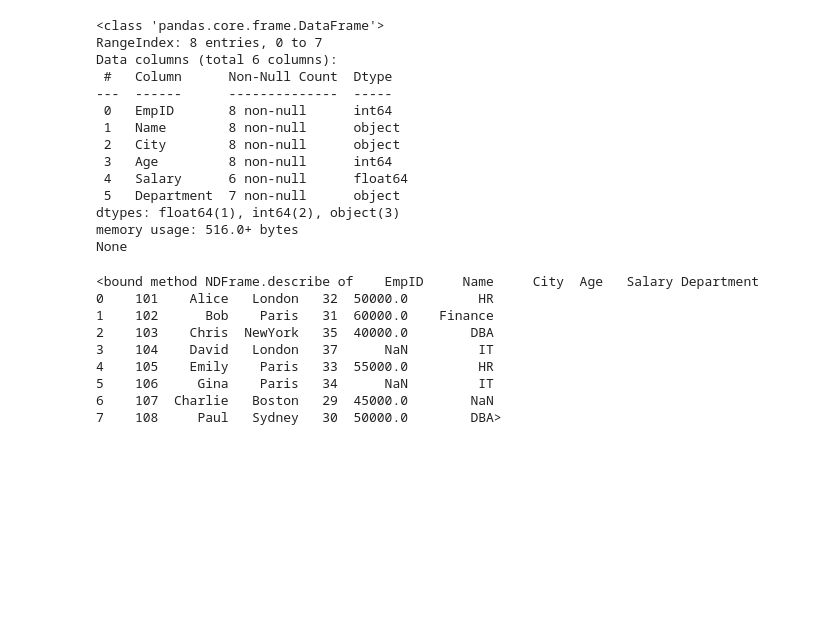
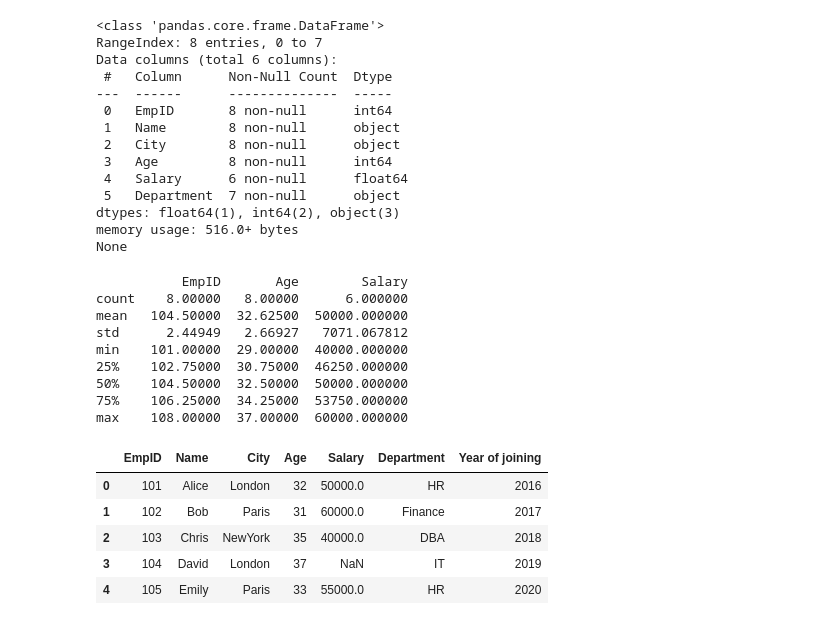
Before and after one commit to lilynt02-lgtm/Programming-Horizons, a Jupyter notebook: Employees_Programming.ipynb, the cells around one changed output. Saved outputs shown, nothing was run; the diff lists cells and outputs as text; code cells hidden in the pictures; blank space fills up the shorter version.

```diff
--- a/Employees_Programming.ipynb
+++ b/Employees_Programming.ipynb
@@ -53,14 +58,26 @@ memory usage: 516.0+ bytes
 None
 # %%
 #describe() : display statistical summerises
-print(df.describe)
+print(df.describe())
 # %% [output]
-<bound method NDFrame.describe of    EmpID     Name     City  Age   Salary Department
-0    101    Alice   London   32  50000.0         HR
-1    102      Bob    Paris   31  60000.0    Finance
-2    103    Chris  NewYork   35  40000.0        DBA
-3    104    David   London   37      NaN         IT
-4    105    Emily    Paris   33  55000.0         HR
-5    106     Gina    Paris   34      NaN         IT
-6    107  Charlie   Boston   29  45000.0        NaN
-7    108     Paul   Sydney   30  50000.0        DBA>
+           EmpID       Age        Salary
+count    8.00000   8.00000      6.000000
+mean   104.50000  32.62500  50000.000000
+std      2.44949   2.66927   7071.067812
+min    101.00000  29.00000  40000.000000
+25%    102.75000  30.75000  46250.000000
+50%    104.50000  32.50000  50000.000000
+75%    106.25000  34.25000  53750.000000
+max    108.00000  37.00000  60000.000000
+# %%
+#Add new columns
+df['Year of joining'] = [2016, 2017,2018,2019,2020,2021,2022,2023]
+df.head()
+#there are 8 values (years) because there are 8 rows
+# %% [output]
+|  | EmpID | Name | City | Age | Salary | Department | Year of joining |
+| 0 | 101 | Alice | London | 32 | 50000.0 | HR | 2016 |
+| 1 | 102 | Bob | Paris | 31 | 60000.0 | Finance | 2017 |
+| 2 | 103 | Chris | NewYork | 35 | 40000.0 | DBA | 2018 |
+| 3 | 104 | David | London | 37 | NaN | IT | 2019 |
+| 4 | 105 | Emily | Paris | 33 | 55000.0 | HR | 2020 |
```
Also changed, not shown: parts of 11 cells of this notebook.
